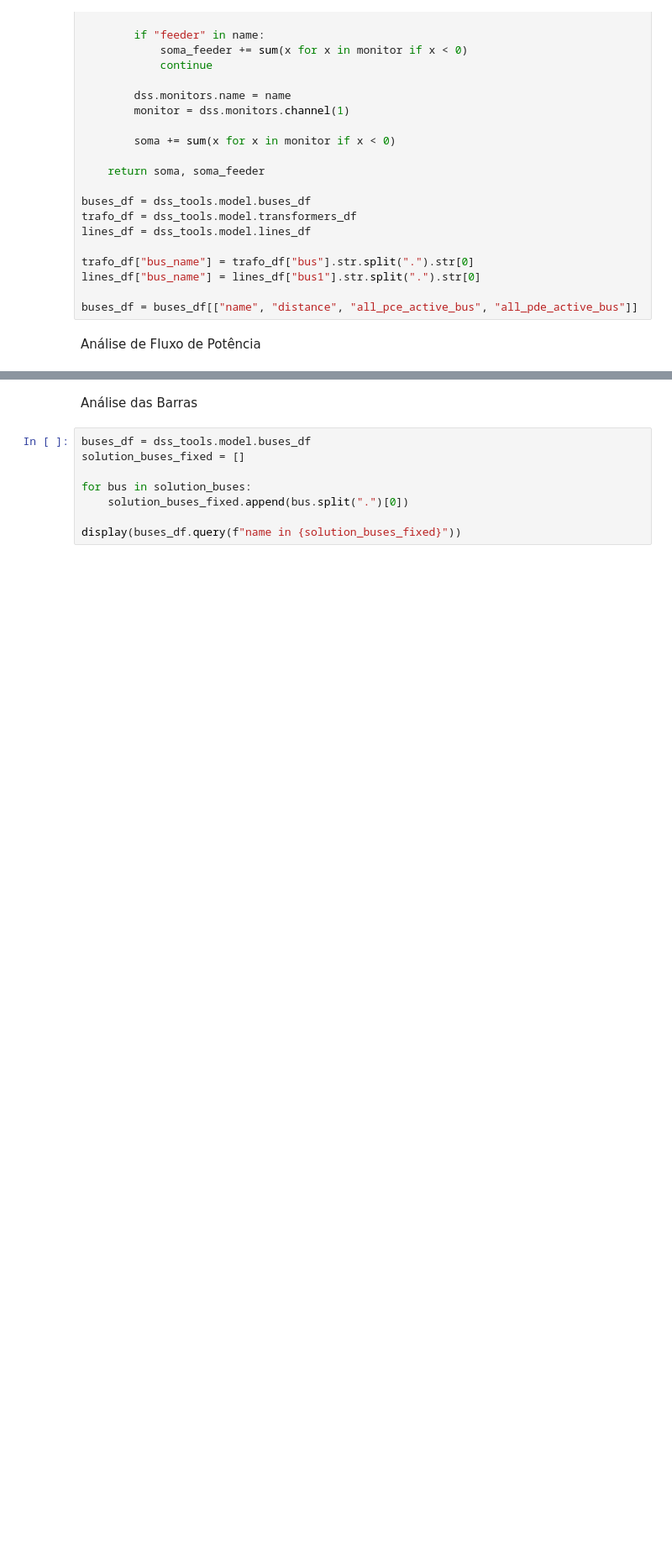
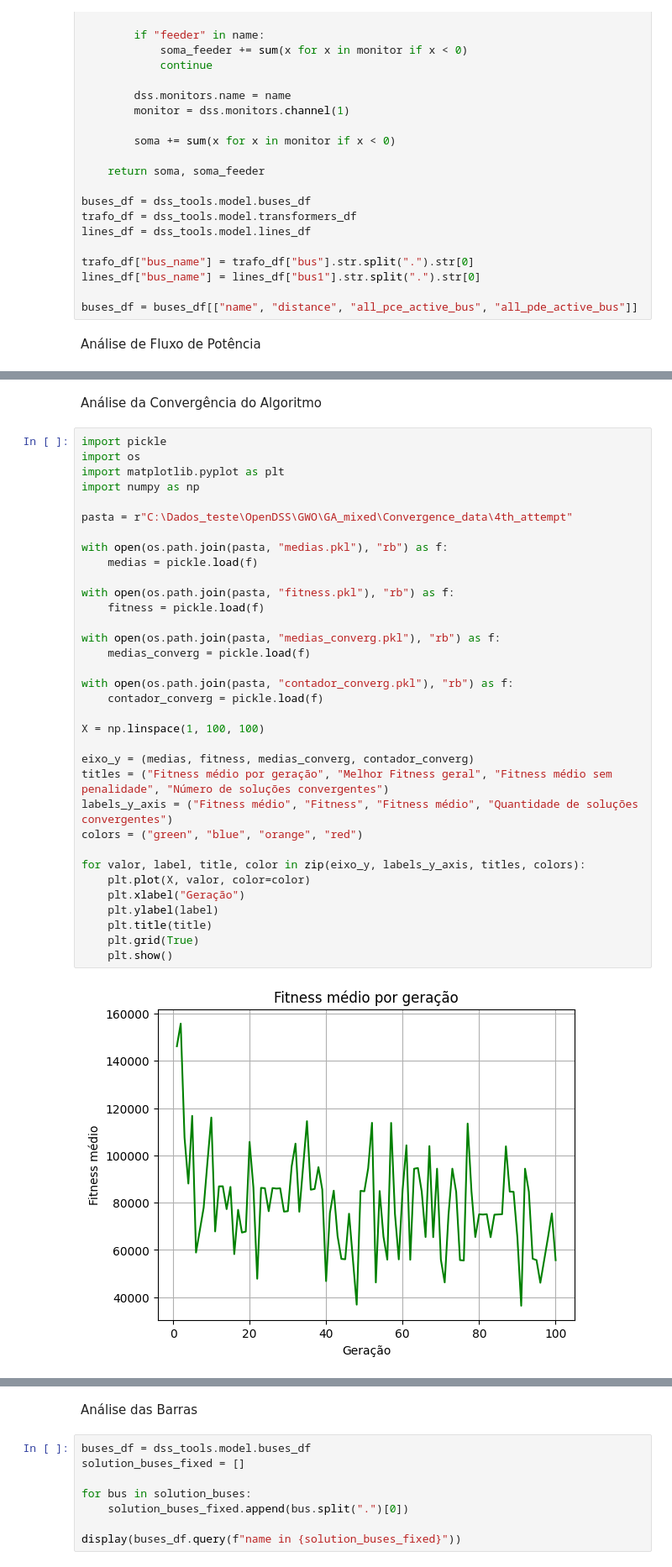
Before and after one commit to Ivanictor/Optimizer-OpenDSS, a Jupyter notebook: GA_mixed/optimal_case_mixed.ipynb, the cells around one changed output, grey strips where cells are left out. Shown at 84% size. Drawn from its saved outputs; the diff is of its cells as text; blank space fills up the shorter version.

```diff
--- a/GA_mixed/optimal_case_mixed.ipynb
+++ b/GA_mixed/optimal_case_mixed.ipynb
@@ -313,2 +315,40 @@ Gráficos
 [figure]
 [figure]
+# %% [markdown]
+Análise da Convergência do Algoritmo
+# %%
+import pickle
+import os
+import matplotlib.pyplot as plt
+import numpy as np
+
+pasta = r"C:\Dados_teste\OpenDSS\GWO\GA_mixed\Convergence_data\4th_attempt"
+
+with open(os.path.join(pasta, "medias.pkl"), "rb") as f:
+    medias = pickle.load(f)
+
+with open(os.path.join(pasta, "fitness.pkl"), "rb") as f:
+    fitness = pickle.load(f)
+
+with open(os.path.join(pasta, "medias_converg.pkl"), "rb") as f:
+    medias_converg = pickle.load(f)
+
+with open(os.path.join(pasta, "contador_converg.pkl"), "rb") as f:
+    contador_converg = pickle.load(f)
+
+X = np.linspace(1, 100, 100)
+
+eixo_y = (medias, fitness, medias_converg, contador_converg)
+titles = ("Fitness médio por geração", "Melhor Fitness geral", "Fitness médio sem penalidade", "Número de soluções convergentes")
+labels_y_axis = ("Fitness médio", "Fitness", "Fitness médio", "Quantidade de soluções convergentes")
+colors = ("green", "blue", "orange", "red")
+
+for valor, label, title, color in zip(eixo_y, labels_y_axis, titles, colors):
+    plt.plot(X, valor, color=color)
+    plt.xlabel("Geração")
+    plt.ylabel(label)
+    plt.title(title)
+    plt.grid(True)
+    plt.show()
+# %% [output]
+[figure, added]
```
Also changed, not shown: parts of 4 cells of this notebook, 42 other files.
